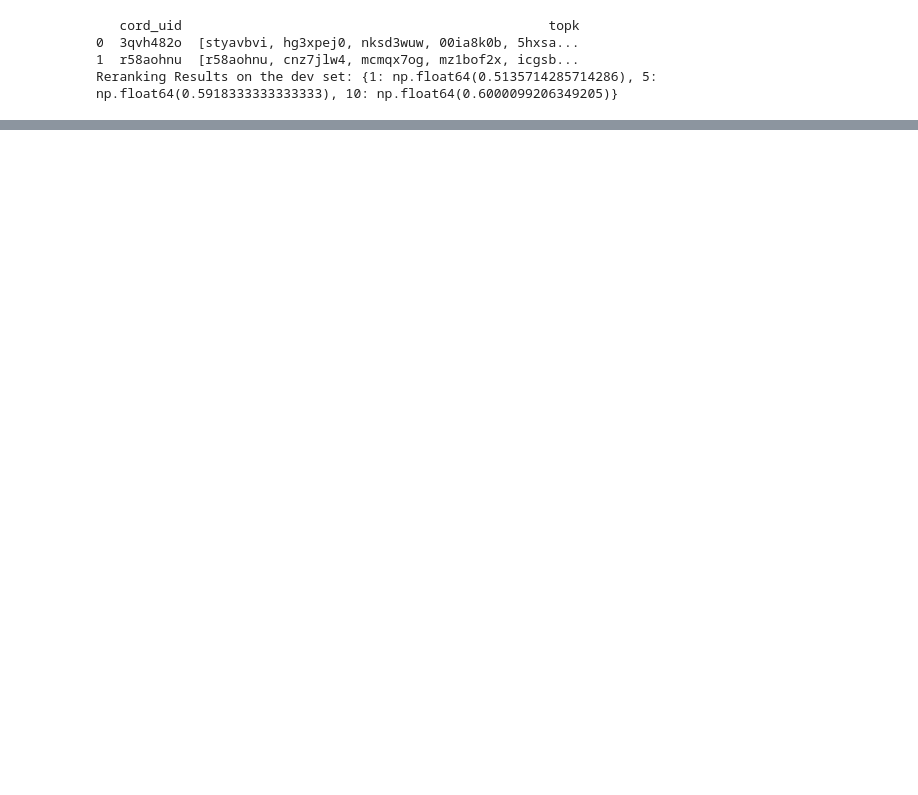
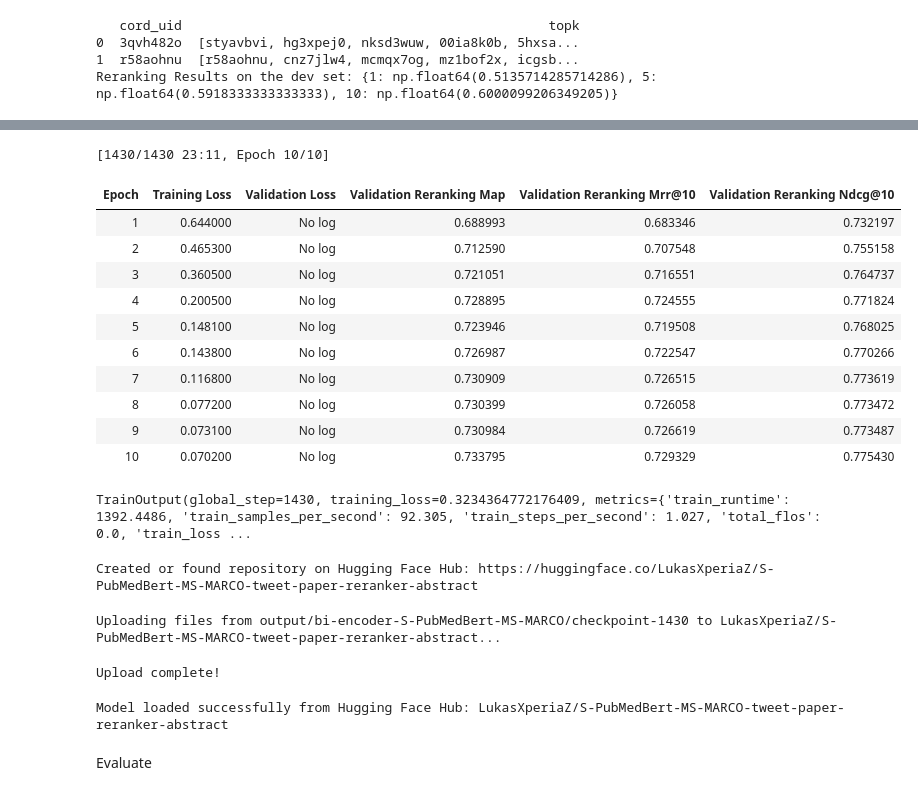
Before and after one commit to Maustrian3/CLEF2025-4b, a Jupyter notebook: task4/subtask_4b/neural_reranking/neural_reranking.ipynb, the cells around one changed output, grey strips where cells are left out. Drawn from its saved outputs; the diff is of its cells as text; code cells hidden in the pictures; blank space fills up the shorter version.

```diff
--- a/task4/subtask_4b/neural_reranking/neural_reranking.ipynb
+++ b/task4/subtask_4b/neural_reranking/neural_reranking.ipynb
@@ -562,0 +550,2 @@ Reranking Results on the dev set: {1: np.float64(0.5135714285714286), 5: np.floa
+# %%
+model = load_sentence_transformer_model('pritamdeka/S-PubMedBert-MS-MARCO')
@@ -562,0 +554,60 @@ Reranking Results on the dev set: {1: np.float64(0.5135714285714286), 5: np.floa
+# %%
+BATCH_SIZE = 90
+num_epochs = 10
+
+# Define train loss
+loss = MultipleNegativesRankingLoss(model)
+
+# (Optional) Specify training arguments
+args = SentenceTransformerTrainingArguments(
+    # Required parameter:
+    output_dir='output/bi-encoder-S-PubMedBert-MS-MARCO',
+    # Optional training parameters:
+    num_train_epochs=num_epochs,
+    per_device_train_batch_size=BATCH_SIZE,
+    per_device_eval_batch_size=BATCH_SIZE,
+    learning_rate=2e-5,
+    warmup_ratio=0.1,
+    fp16=False,  # Set to False if you get an error that your GPU can't run on FP16
+    bf16=True,  # Set to True if you have a GPU that supports BF16
+    batch_sampler=BatchSamplers.NO_DUPLICATES,  # MultipleNegativesRankingLoss benefits from no duplicate samples in a batch
+    # Optional tracking/debugging parameters:
+    eval_strategy="epoch",
+    eval_steps=None,
+    save_strategy="epoch",
+    save_steps=None,
+    save_total_limit=2,
+    logging_steps=10,
+    run_name="bi-encoder-S-PubMedBert-MS-MARCO-tweet-paper-reranking",  # Will be used in W&B if `wandb` is installed
+)
+
+# (Optional) Create an evaluator & evaluate the base model
+# !!! WARNING !!! This evaluator EXCLUDES cases where the true paper IS NOT in the top k !!
+dev_evaluator = RerankingEvaluator(eval_examples, batch_size=BATCH_SIZE, name='validation_reranking')
+dev_evaluator(model)
+
+# Create a trainer & train
+trainer = SentenceTransformerTrainer(
+    model=model,
+    args=args,
+    train_dataset=train_dataset,
+    eval_dataset=None,
+    loss=loss,
+    evaluator=dev_evaluator,
+)
+
+trainer.train()
+# %% [output]
+[1430/1430 23:11, Epoch 10/10]
+| Epoch | Training Loss | Validation Loss | Validation Reranking Map | Validation Reranking Mrr@10 | Validation Reranking Ndcg@10 |
+| 1 | 0.644000 | No log | 0.688993 | 0.683346 | 0.732197 |
+| 2 | 0.465300 | No log | 0.712590 | 0.707548 | 0.755158 |
+| 3 | 0.360500 | No log | 0.721051 | 0.716551 | 0.764737 |
+| 4 | 0.200500 | No log | 0.728895 | 0.724555 | 0.771824 |
+| 5 | 0.148100 | No log | 0.723946 | 0.719508 | 0.768025 |
+| 6 | 0.143800 | No log | 0.726987 | 0.722547 | 0.770266 |
+| 7 | 0.116800 | No log | 0.730909 | 0.726515 | 0.773619 |
+| 8 | 0.077200 | No log | 0.730399 | 0.726058 | 0.773472 |
+| 9 | 0.073100 | No log | 0.730984 | 0.726619 | 0.773487 |
+| 10 | 0.070200 | No log | 0.733795 | 0.729329 | 0.775430 |
+TrainOutput(global_step=1430, training_loss=0.3234364772176409, metrics={'train_runtime': 1392.4486, 'train_samples_per_second': 92.305, 'train_steps_per_second': 1.027, 'total_flos': 0.0, 'train_loss ...
@@ -562,0 +616,17 @@ Reranking Results on the dev set: {1: np.float64(0.5135714285714286), 5: np.floa
+# %%
+repo_id = create_repo_on_huggingface(repo_id_str)
+# %% [output]
+Created or found repository on Hugging Face Hub: https://huggingface.co/LukasXperiaZ/S-PubMedBert-MS-MARCO-tweet-paper-reranker-abstract
+# %%
+local_folder_path = 'output/bi-encoder-S-PubMedBert-MS-MARCO/checkpoint-1430'
+upload_model_to_huggingface(local_folder_path, repo_id)
+# %% [output]
+Uploading files from output/bi-encoder-S-PubMedBert-MS-MARCO/checkpoint-1430 to LukasXperiaZ/S-PubMedBert-MS-MARCO-tweet-paper-reranker-abstract...
+Upload complete!
+# %%
+model_from_hub = SentenceTransformer(repo_id)
+print(f"Model loaded successfully from Hugging Face Hub: {repo_id}")
+# %% [output]
+Model loaded successfully from Hugging Face Hub: LukasXperiaZ/S-PubMedBert-MS-MARCO-tweet-paper-reranker-abstract
+# %% [markdown]
+Evaluate
```
Also changed, not shown: parts of 34 cells of this notebook.
